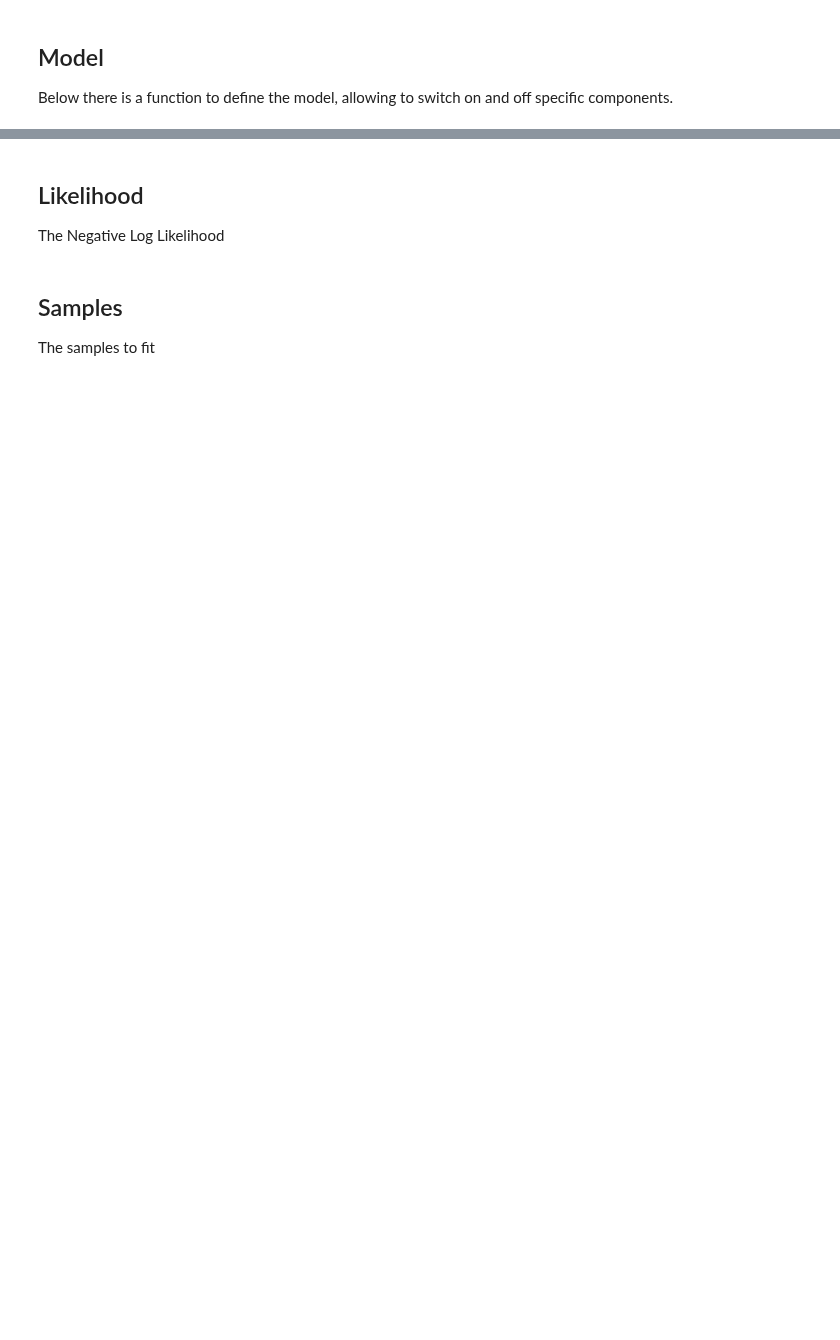
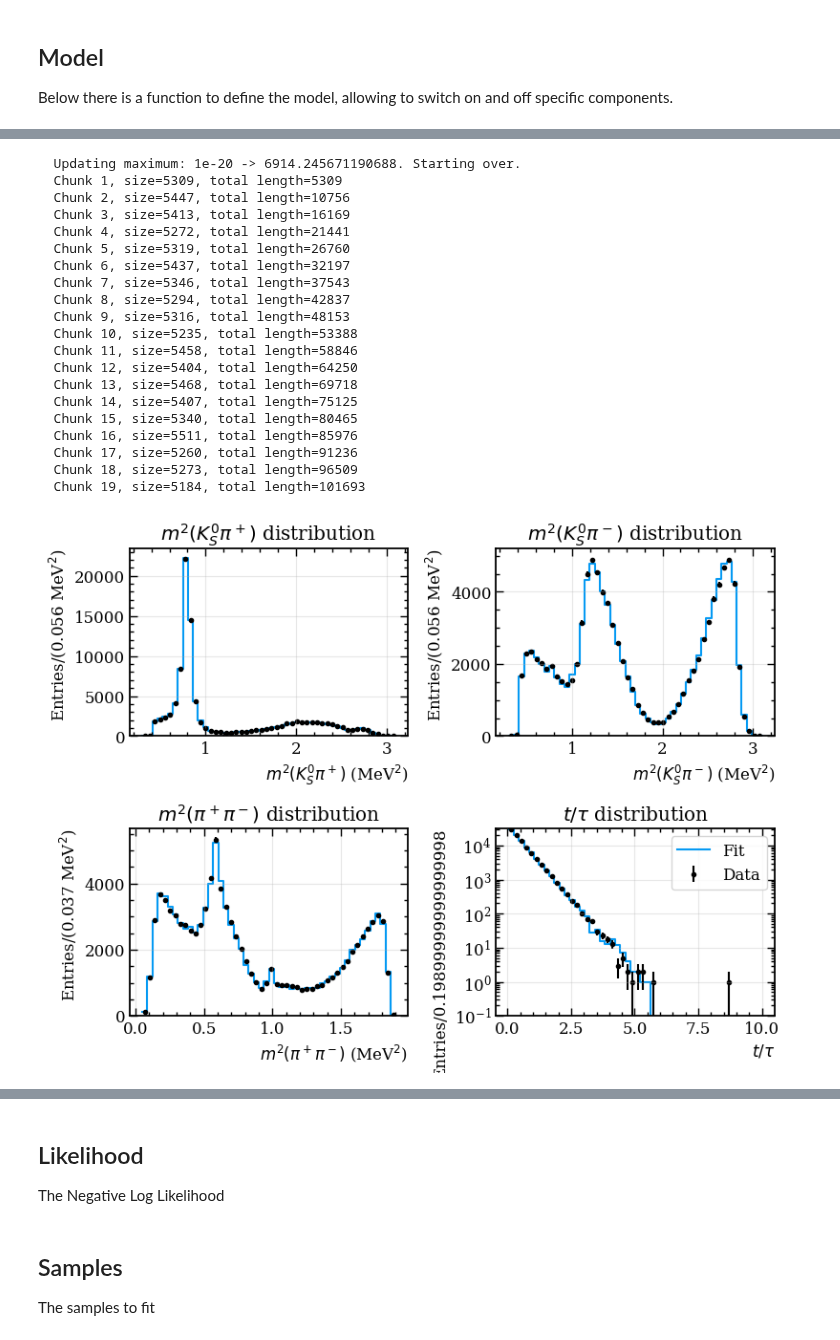
Before and after one commit to cpviolation/tfa_examples, a Jupyter notebook: notebooks/d02kspipi_mixing.ipynb, the cells around one changed output, grey strips where cells are left out. Drawn from its saved outputs; the diff is of its cells as text; code cells hidden in the pictures; blank space fills up the shorter version.

```diff
--- a/notebooks/d02kspipi_mixing.ipynb
+++ b/notebooks/d02kspipi_mixing.ipynb
@@ -303,0 +276,37 @@ TypeError: tf.Tensor(
+# %%
+x_mix = atfi.const(0.004)
+y_mix = atfi.const(0.0064)
+qoverp = atfi.complex(atfi.const(1.0), atfi.const(0.0))
+def toymc_model_mix(x):
+    return model_mix(x)(
+        x_mix_par=x_mix,
+        y_mix_par=y_mix,
+        qoverp_re=atfi.real(qoverp),
+        qoverp_im=atfi.imaginary(qoverp)
+        )
+toy_sample_mix = tft.run_toymc(
+    toymc_model_mix, c_phsp, ntoys, maximum=1.0e-20, chunk=1000000, components=False
+)
+fig, ax = plot_data_comparison_mix([toy_sample,toy_sample_mix], c_phsp)
+# %% [output]
+  Updating maximum: 1e-20 -> 6914.245671190688. Starting over.
+  Chunk 1, size=5309, total length=5309
+  Chunk 2, size=5447, total length=10756
+  Chunk 3, size=5413, total length=16169
+  Chunk 4, size=5272, total length=21441
+  Chunk 5, size=5319, total length=26760
+  Chunk 6, size=5437, total length=32197
+  Chunk 7, size=5346, total length=37543
+  Chunk 8, size=5294, total length=42837
+  Chunk 9, size=5316, total length=48153
+  Chunk 10, size=5235, total length=53388
+  Chunk 11, size=5458, total length=58846
+  Chunk 12, size=5404, total length=64250
+  Chunk 13, size=5468, total length=69718
+  Chunk 14, size=5407, total length=75125
+  Chunk 15, size=5340, total length=80465
+  Chunk 16, size=5511, total length=85976
+  Chunk 17, size=5260, total length=91236
+  Chunk 18, size=5273, total length=96509
+  Chunk 19, size=5184, total length=101693
+[figure, added]
```
Also changed, not shown: parts of 46 cells of this notebook, 8 other files.
